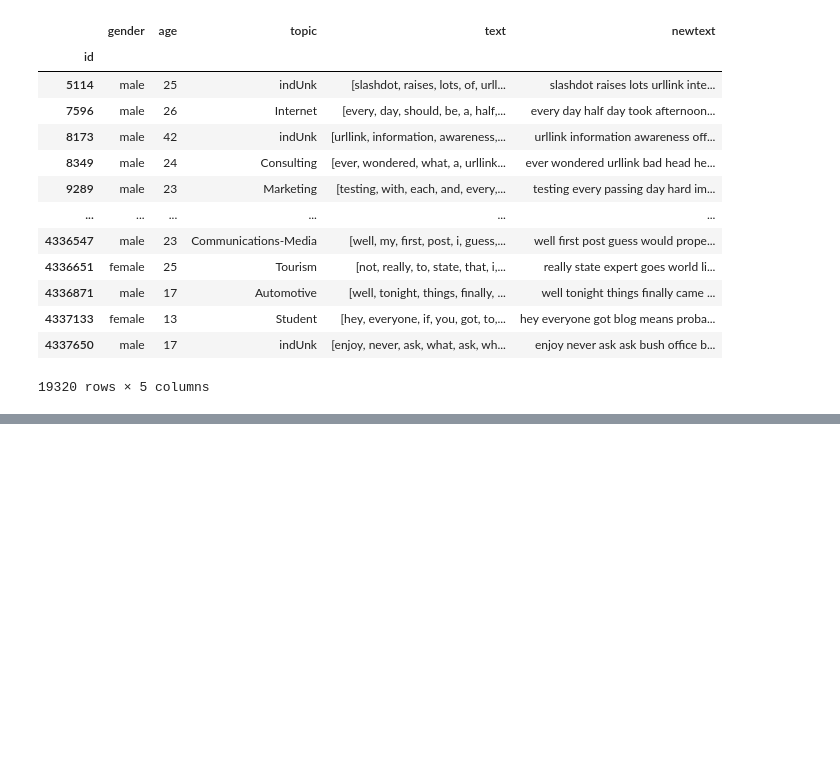
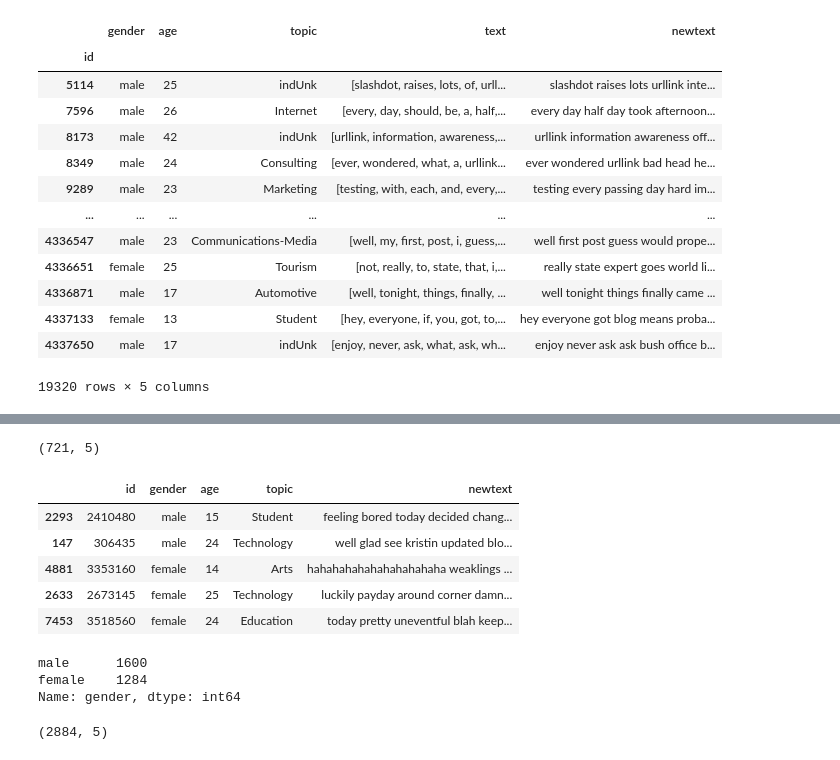
Before and after one commit to Arcanus07/Linguistic-Analysis, a Jupyter notebook: Preprocessing/LA - Preprocessing.ipynb, the cells around one changed output, grey strips where cells are left out. Saved outputs shown, nothing was run; the diff lists cells and outputs as text; code cells hidden in the pictures; blank space fills up the shorter version.

```diff
--- a/Preprocessing/LA - Preprocessing.ipynb
+++ b/Preprocessing/LA - Preprocessing.ipynb
@@ -141,0 +175,33 @@ df_new.to_csv('la.csv', index = True)
+# %%
+student = df[df['topic'] == 'Student'][:721]
+education = df[df['topic'] == 'Education'][:721]
+technology = df[df['topic'] == 'Technology'][:721]
+arts = df[df['topic'] == 'Arts']
+# %%
+arts.shape
+# %% [output]
+(721, 5)
+# %%
+normal_distributed_df = pd.concat([student, education, technology, arts])
+
+# Shuffle dataframe rows
+new_df = normal_distributed_df.sample(frac=1, random_state=42)
+
+new_df.head()
+# %% [output]
+|  | id | gender | age | topic | newtext |
+| 2293 | 2410480 | male | 15 | Student | feeling bored today decided chang... |
+| 147 | 306435 | male | 24 | Technology | well glad see kristin updated blo... |
+| 4881 | 3353160 | female | 14 | Arts | hahahahahahahahahahaha weaklings ... |
+| 2633 | 2673145 | female | 25 | Technology | luckily payday around corner damn... |
+| 7453 | 3518560 | female | 24 | Education | today pretty uneventful blah keep... |
+# %%
+new_df.gender.value_counts()
+# %% [output]
+male      1600
+female    1284
+Name: gender, dtype: int64
+# %%
+new_df.shape
+# %% [output]
+(2884, 5)
```
Also changed, not shown: parts of 18 cells of this notebook.
